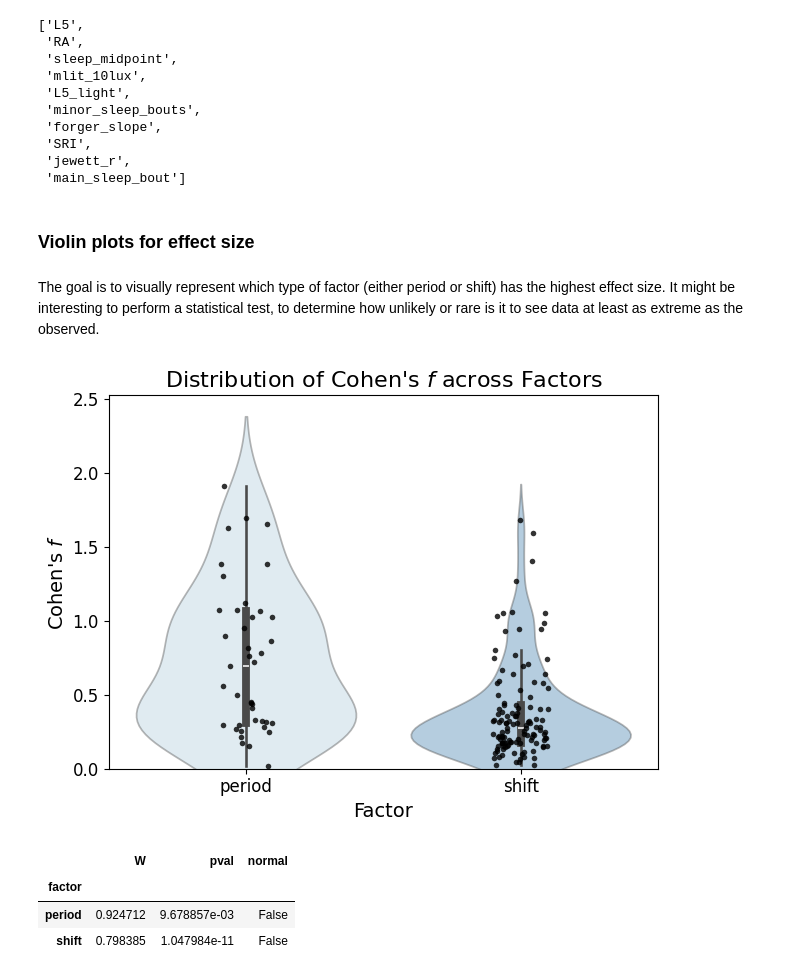
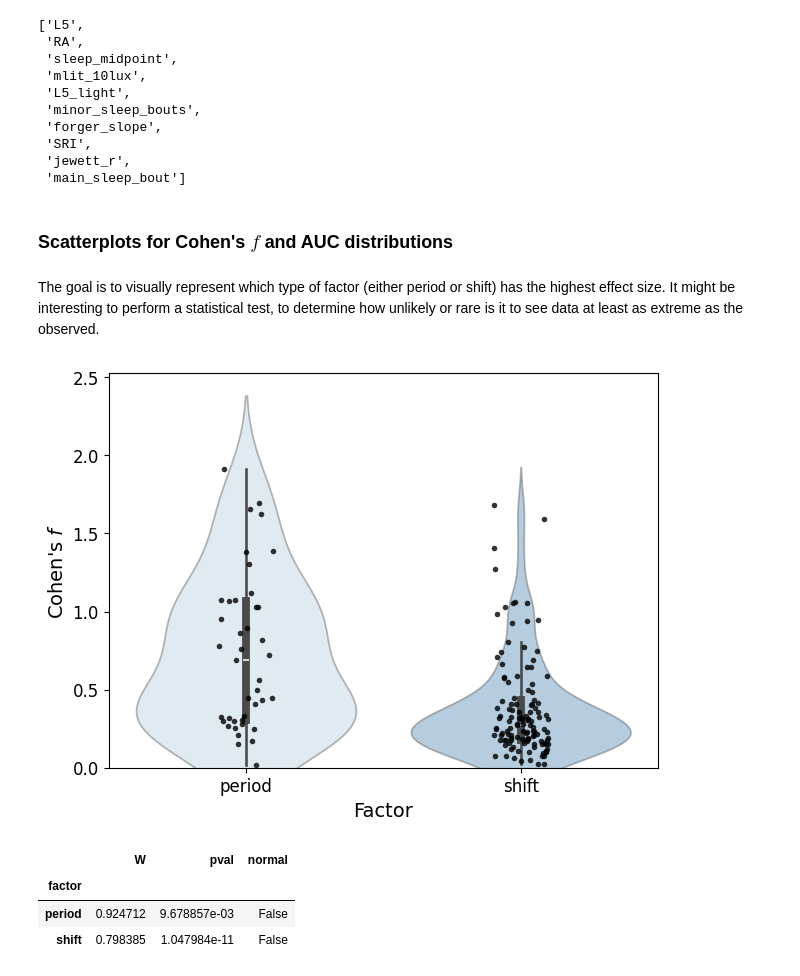
Before and after one commit to djmarques/circStudio, a Jupyter notebook: notebooks/submarine_project/submarine_analysis.ipynb, the cells around one changed output. Saved outputs shown, nothing was run; the diff lists cells and outputs as text; code cells hidden in the pictures.

```diff
--- a/notebooks/submarine_project/submarine_analysis.ipynb
+++ b/notebooks/submarine_project/submarine_analysis.ipynb
@@ -2370,33 +2379,33 @@ outdict['s1_s2']
  'jewett_r',
  'main_sleep_bout']
 # %% [markdown]
-### Violin plots for effect size
+### Scatterplots for Cohen's $f$ and AUC distributions
 # %% [markdown]
 The goal is to visually represent which type of factor (either period or shift) has the highest effect size. It might be interesting to perform a statistical test, to determine how unlikely or rare is it to see data at least as extreme as the observed.
 # %%
 # Open dataframe containing f-stats
 df = pd.read_csv(os.path.join('..', 'data', 'processed', 'fpr', 'f_fpr_adjusted_effsize.csv'))
 
 # Violin plot
 sns.reset_defaults()
 plt.figure(dpi=100)
 #sns.violinplot(data=df, x='factor', y='cohens_f', inner=None, color="lightblue")
 sns.violinplot(data=df, x='factor', y='cohens_f', hue='factor', alpha=0.4, palette='Blues')
 
 
 # Overlay points
 sns.stripplot(data=df, x='factor', y='cohens_f', color='black', alpha=0.8, jitter=True, size=4)
 
-plt.title('Distribution of Cohen\'s $f$ across Factors', fontsize=16)
+#plt.title('Distribution of Cohen\'s $f$ across Factors', fontsize=16)
 plt.ylabel('Cohen\'s $f$', fontsize=14)
 plt.xlabel('Factor', fontsize=14)
 plt.xticks(fontsize=12)
 plt.yticks(fontsize=12)
 plt.ylim(bottom=0)
 plt.tight_layout()
 plt.show()
 # %% [output]
-[figure, old version]
+[figure, new version]
 # %%
 # Check assumption of normality
 pg.normality(data=df, dv='cohens_f', group='factor', method='shapiro', alpha=0.05)
```
Also changed, not shown: parts of 8 cells of this notebook.
